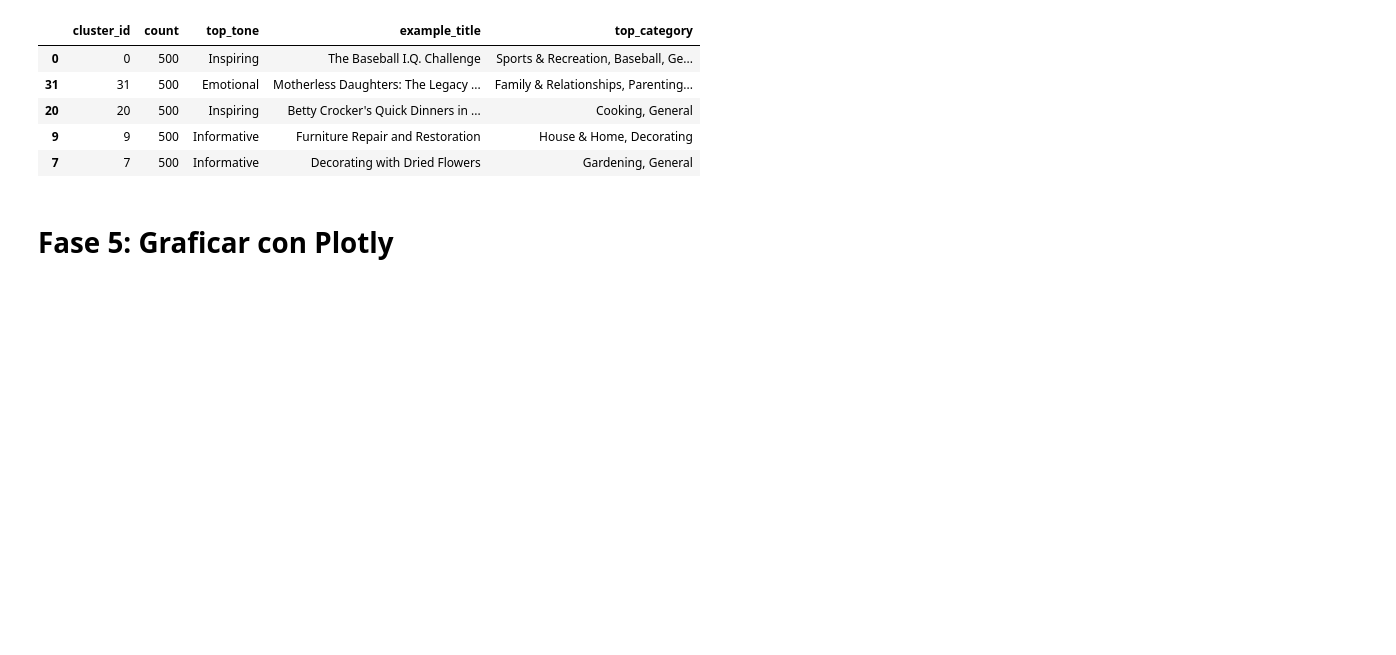
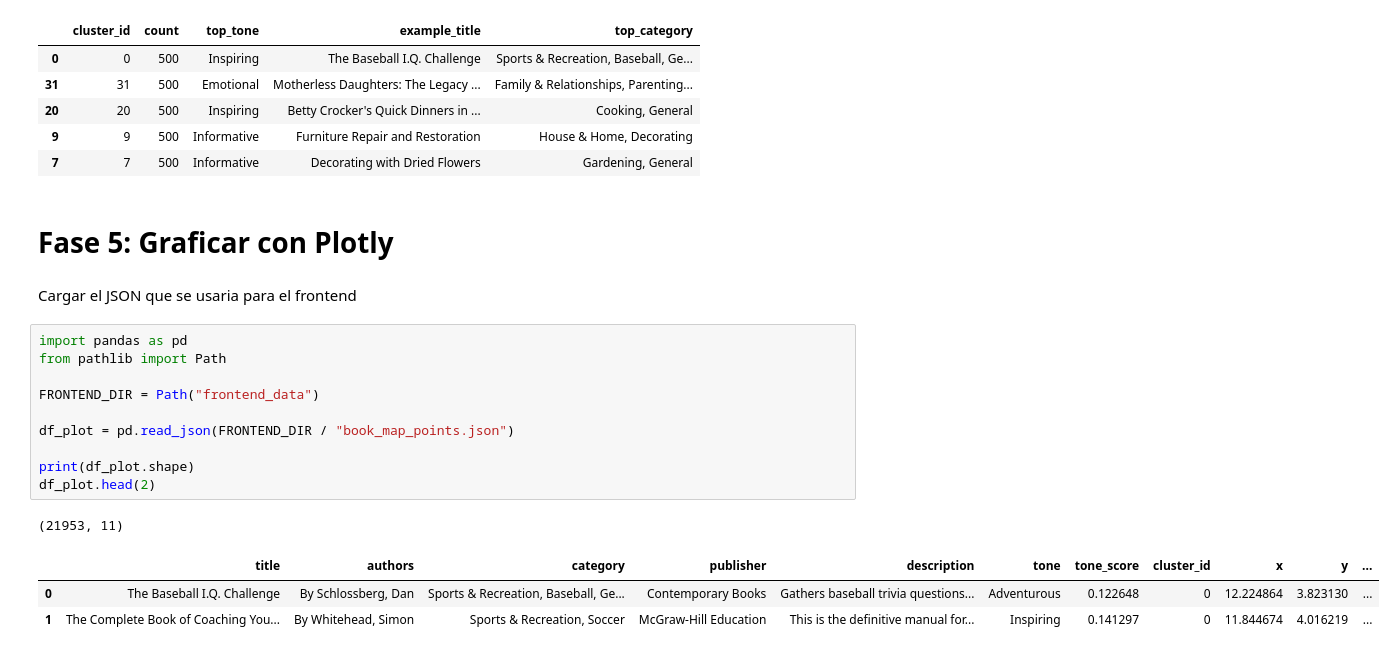
Before and after one commit to HiramZ04/Cal-State-UMAP_Clustering, a Jupyter notebook: Final_Notebook.ipynb, the cells around one changed output. Saved outputs shown, nothing was run; the diff lists cells and outputs as text; blank space fills up the shorter version.

```diff
--- a/Final_Notebook.ipynb
+++ b/Final_Notebook.ipynb
@@ -1125,3 +1125,20 @@ Saved: frontend_data\cluster_summary.json
 | 7 | 7 | 500 | Informative | Decorating with Dried Flowers | Gardening, General |
 # %% [markdown]
 # Fase 5: Graficar con Plotly
+# %% [markdown]
+Cargar el JSON que se usaria para el frontend
+# %%
+import pandas as pd
+from pathlib import Path
+
+FRONTEND_DIR = Path("frontend_data")
+
+df_plot = pd.read_json(FRONTEND_DIR / "book_map_points.json")
+
+print(df_plot.shape)
+df_plot.head(2)
+# %% [output]
+(21953, 11)
+|  | title | authors | category | publisher | description | tone | tone_score | cluster_id | x | y | ... |
+| 0 | The Baseball I.Q. Challenge | By Schlossberg, Dan | Sports & Recreation, Baseball, Ge... | Contemporary Books | Gathers baseball trivia questions... | Adventurous | 0.122648 | 0 | 12.224864 | 3.823130 | ... |
+| 1 | The Complete Book of Coaching You... | By Whitehead, Simon | Sports & Recreation, Soccer | McGraw-Hill Education | This is the definitive manual for... | Inspiring | 0.141297 | 0 | 11.844674 | 4.016219 | ... |
```
Also changed, not shown: parts of 6 cells of this notebook, 1 other file.
